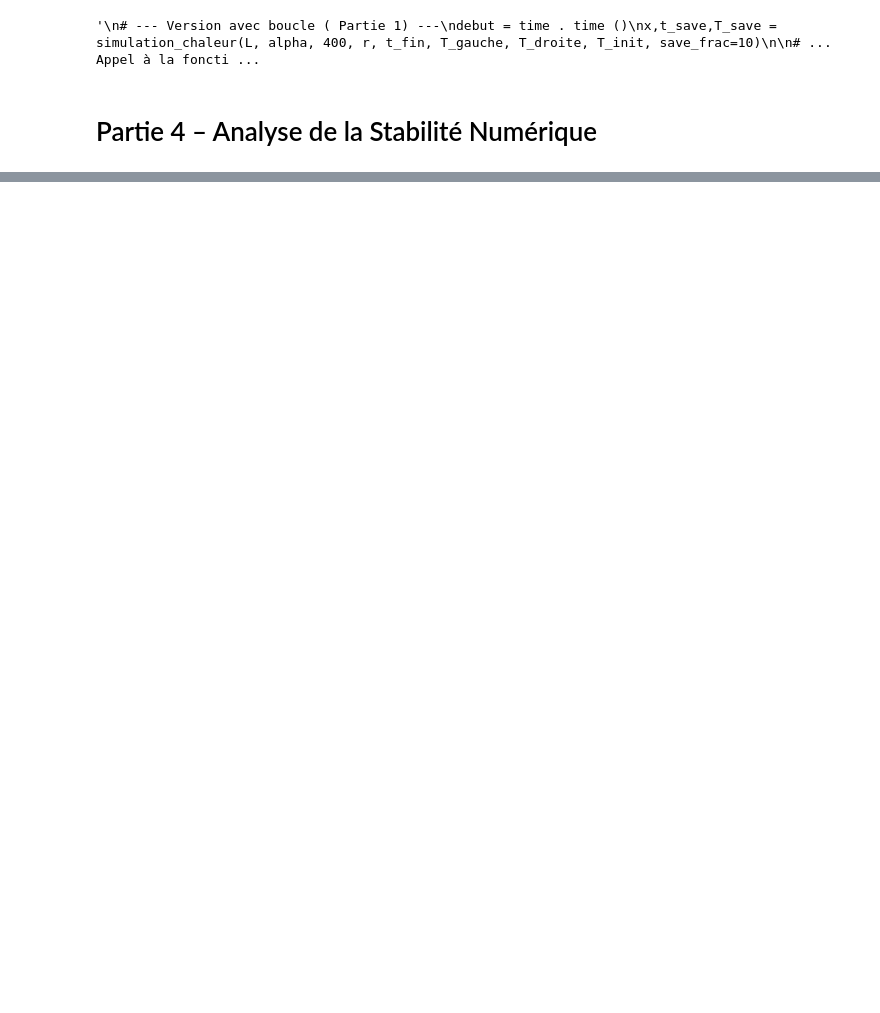
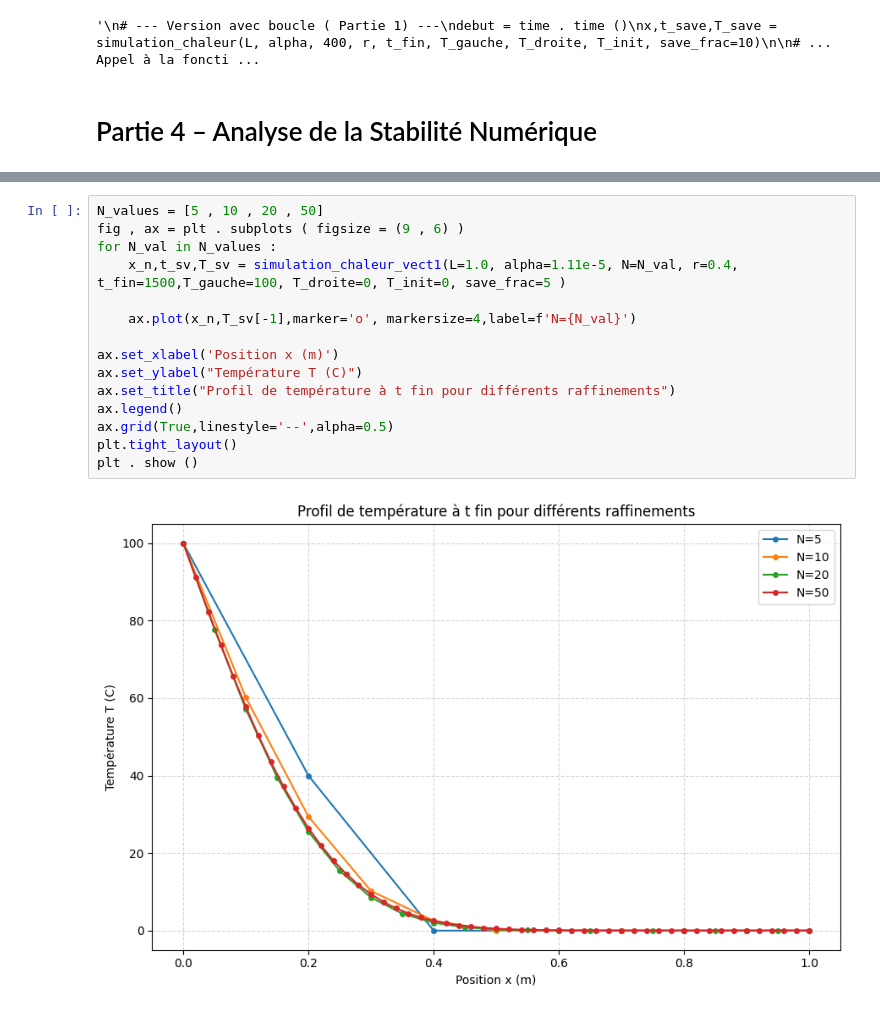
Before and after one commit to Amipha/outils-num, a Jupyter notebook: TP1.ipynb, the cells around one changed output, grey strips where cells are left out. Cells and saved outputs as stored; diff of their text form; blank space fills up the shorter version.

```diff
--- a/TP1.ipynb
+++ b/TP1.ipynb
@@ -304,0 +293,17 @@ plt.show()
+# %%
+N_values = [5 , 10 , 20 , 50]
+fig , ax = plt . subplots ( figsize = (9 , 6) )
+for N_val in N_values :
+    x_n,t_sv,T_sv = simulation_chaleur_vect1(L=1.0, alpha=1.11e-5, N=N_val, r=0.4, t_fin=1500,T_gauche=100, T_droite=0, T_init=0, save_frac=5 )
+
+    ax.plot(x_n,T_sv[-1],marker='o', markersize=4,label=f'N={N_val}')
+
+ax.set_xlabel('Position x (m)')
+ax.set_ylabel("Température T (C)")
+ax.set_title("Profil de température à t fin pour différents raffinements")
+ax.legend()
+ax.grid(True,linestyle='--',alpha=0.5)
+plt.tight_layout()
+plt . show ()
+# %% [output]
+[figure, added]
```
Also changed, not shown: parts of 4 cells of this notebook.
